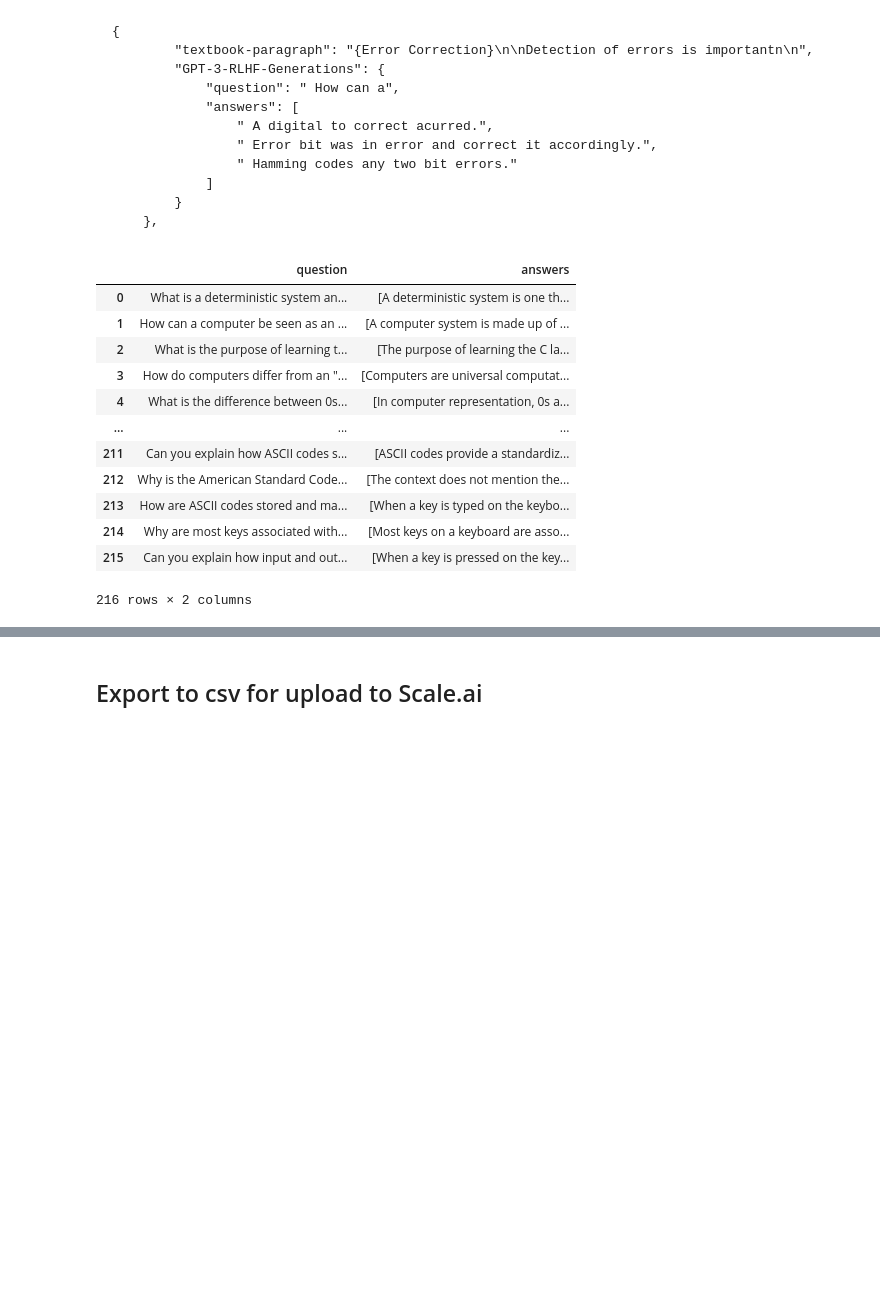
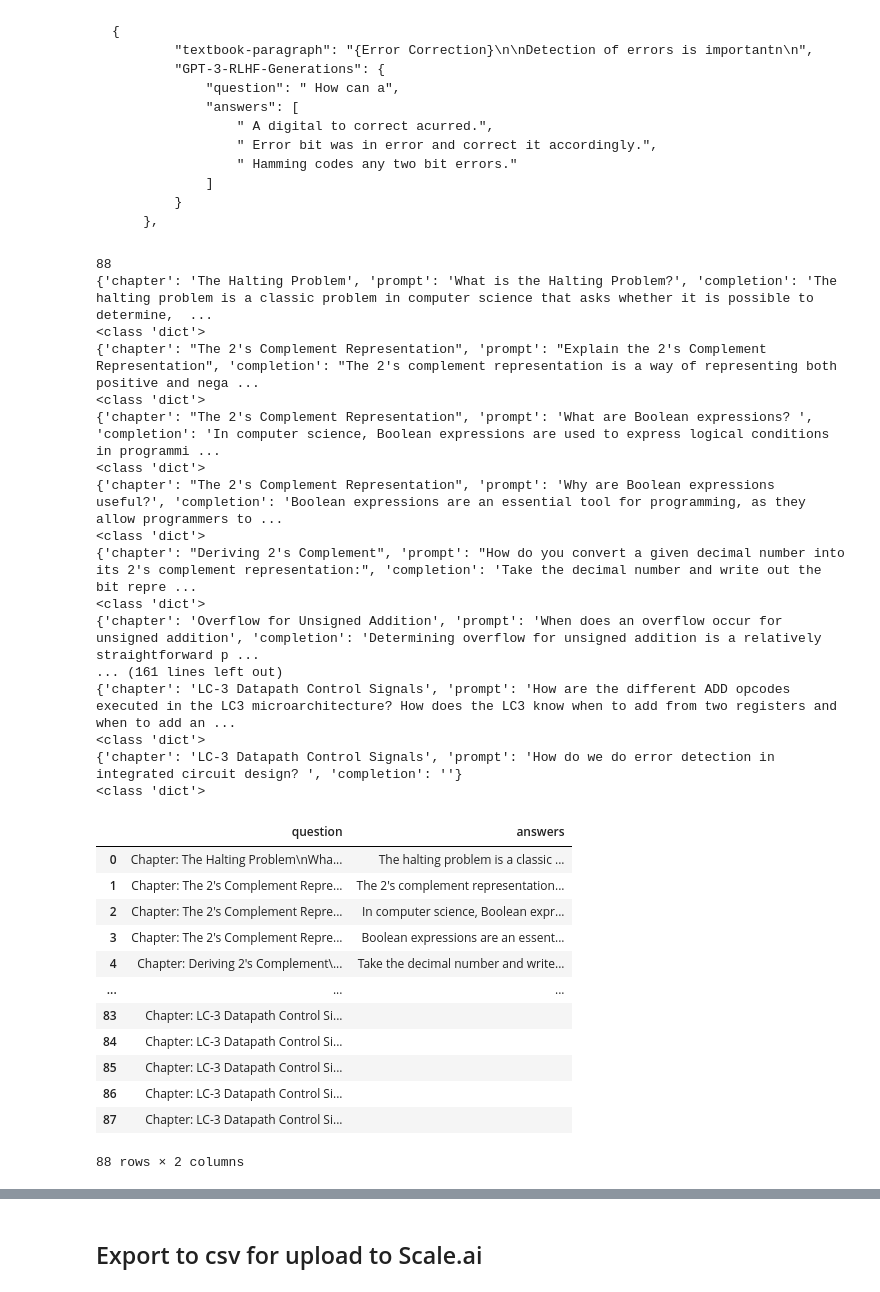
Before and after one commit to UIUC-Chatbot/rlhf, a Jupyter notebook: data_prep/reformat_neha_qa_to_scale.ipynb, the cells around one changed output, grey strips where cells are left out. Saved outputs shown, nothing was run; the diff lists cells and outputs as text; code cells hidden in the pictures; blank space fills up the shorter version.

Commit message:
add formatting for google docs questions

````diff
--- a/data_prep/reformat_neha_qa_to_scale.ipynb
+++ b/data_prep/reformat_neha_qa_to_scale.ipynb
@@ -18,37 +20,66 @@ import json
 ```
 # %%
 # load json from file (direct from Neha)
-with open('RLHF_Keywords_Set1.json') as f:
+# with open('RLHF_Keywords_Set1.json') as f:
+
+# with open('ECE_students/cleaned_Neha_april_14.json') as f:
+#   data = json.load(f)
+
+with open('ECE_students/FULL_COVERAGE_LUMETTA/full_coverage_lumetta_COMPLETE.json') as f:
   data = json.load(f)
+print(len(data))
+# data
 
 # reformat
 new_data = []
 for el in data:
+  print(el)
+  print(type(el))
+  # break
   newdict = {
-    # 'textbook-paragraph': el['textbook-paragraph'],
-    'question': el['GPT-3-RLHF-Generations']['question'],
-    'answers': el['GPT-3-RLHF-Generations']['answers'],
+      # 'textbook-paragraph': el['textbook-paragraph'],
+      # 'question': el['GPT-3-RLHF-Generations']['question'],
+      # 'answers': el['GPT-3-RLHF-Generations']['answers'],
+      'question': f"Chapter: {el['chapter']}\n{el['prompt']}",
+      'answers': el['completion'],
   }
   new_data.append(newdict)
   new_data[0]
 
 # to csv
 df = pd.read_json(json.dumps(new_data))
 df
 # %% [output]
+88
+{'chapter': 'The Halting Problem', 'prompt': 'What is the Halting Problem?', 'completion': 'The halting problem is a classic problem in computer science that asks whether it is possible to determine,  ...
+<class 'dict'>
+{'chapter': "The 2's Complement Representation", 'prompt': "Explain the 2's Complement Representation", 'completion': "The 2's complement representation is a way of representing both positive and nega ...
+<class 'dict'>
+{'chapter': "The 2's Complement Representation", 'prompt': 'What are Boolean expressions? ', 'completion': 'In computer science, Boolean expressions are used to express logical conditions in programmi ...
+<class 'dict'>
+{'chapter': "The 2's Complement Representation", 'prompt': 'Why are Boolean expressions useful?', 'completion': 'Boolean expressions are an essential tool for programming, as they allow programmers to ...
+<class 'dict'>
+{'chapter': "Deriving 2's Complement", 'prompt': "How do you convert a given decimal number into its 2's complement representation:", 'completion': 'Take the decimal number and write out the bit repre ...
+<class 'dict'>
+{'chapter': 'Overflow for Unsigned Addition', 'prompt': 'When does an overflow occur for unsigned addition', 'completion': 'Determining overflow for unsigned addition is a relatively straightforward p ...
+... (161 lines left out)
+{'chapter': 'LC-3 Datapath Control Signals', 'prompt': 'How are the different ADD opcodes executed in the LC3 microarchitecture? How does the LC3 know when to add from two registers and when to add an ...
+<class 'dict'>
+{'chapter': 'LC-3 Datapath Control Signals', 'prompt': 'How do we do error detection in integrated circuit design? ', 'completion': ''}
+<class 'dict'>
 |  | question | answers |
-| 0 | What is a deterministic system an... | [A deterministic system is one th... |
-| 1 | How can a computer be seen as an ... | [A computer system is made up of ... |
-| 2 | What is the purpose of learning t... | [The purpose of learning the C la... |
-| 3 | How do computers differ from an "... | [Computers are universal computat... |
-| 4 | What is the difference between 0s... | [In computer representation, 0s a... |
+| 0 | Chapter: The Halting Problem\nWha... | The halting problem is a classic ... |
+| 1 | Chapter: The 2's Complement Repre... | The 2's complement representation... |
+| 2 | Chapter: The 2's Complement Repre... | In computer science, Boolean expr... |
+| 3 | Chapter: The 2's Complement Repre... | Boolean expressions are an essent... |
+| 4 | Chapter: Deriving 2's Complement\... | Take the decimal number and write... |
 | ... | ... | ... |
-| 211 | Can you explain how ASCII codes s... | [ASCII codes provide a standardiz... |
-| 212 | Why is the American Standard Code... | [The context does not mention the... |
-| 213 | How are ASCII codes stored and ma... | [When a key is typed on the keybo... |
-| 214 | Why are most keys associated with... | [Most keys on a keyboard are asso... |
-| 215 | Can you explain how input and out... | [When a key is pressed on the key... |
+| 83 | Chapter: LC-3 Datapath Control Si... |  |
+| 84 | Chapter: LC-3 Datapath Control Si... |  |
+| 85 | Chapter: LC-3 Datapath Control Si... |  |
+| 86 | Chapter: LC-3 Datapath Control Si... |  |
+| 87 | Chapter: LC-3 Datapath Control Si... |  |
-216 rows × 2 columns
+88 rows × 2 columns
 # %%
 # Reformat for Scale.ai upalod
 # [{"type": "text", "content": "#### Option 1\n-------\n**Answer 1**"}, {"type": "text", "content": "#### Option 2\n-------\n**Answer 2**"}, {"type": "text", "content": "#### Option 3\n-------\n**Answer 3**"}]
````
Also changed, not shown: parts of 3 cells of this notebook.
